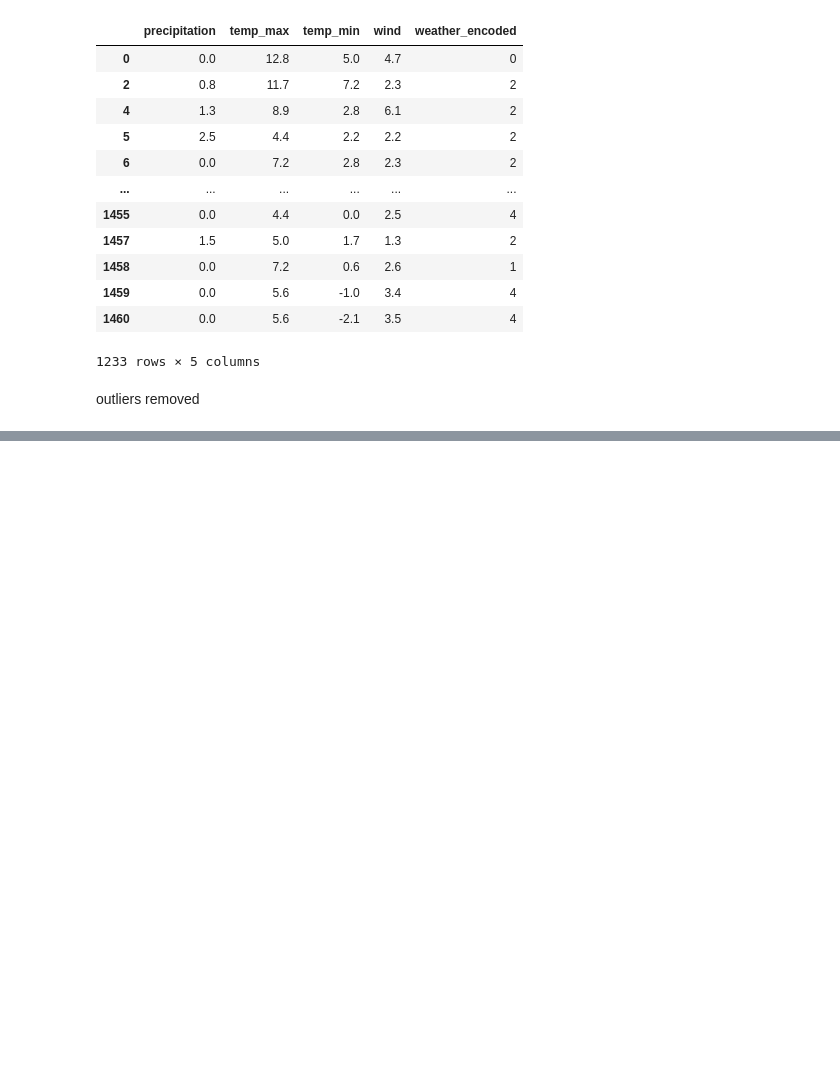
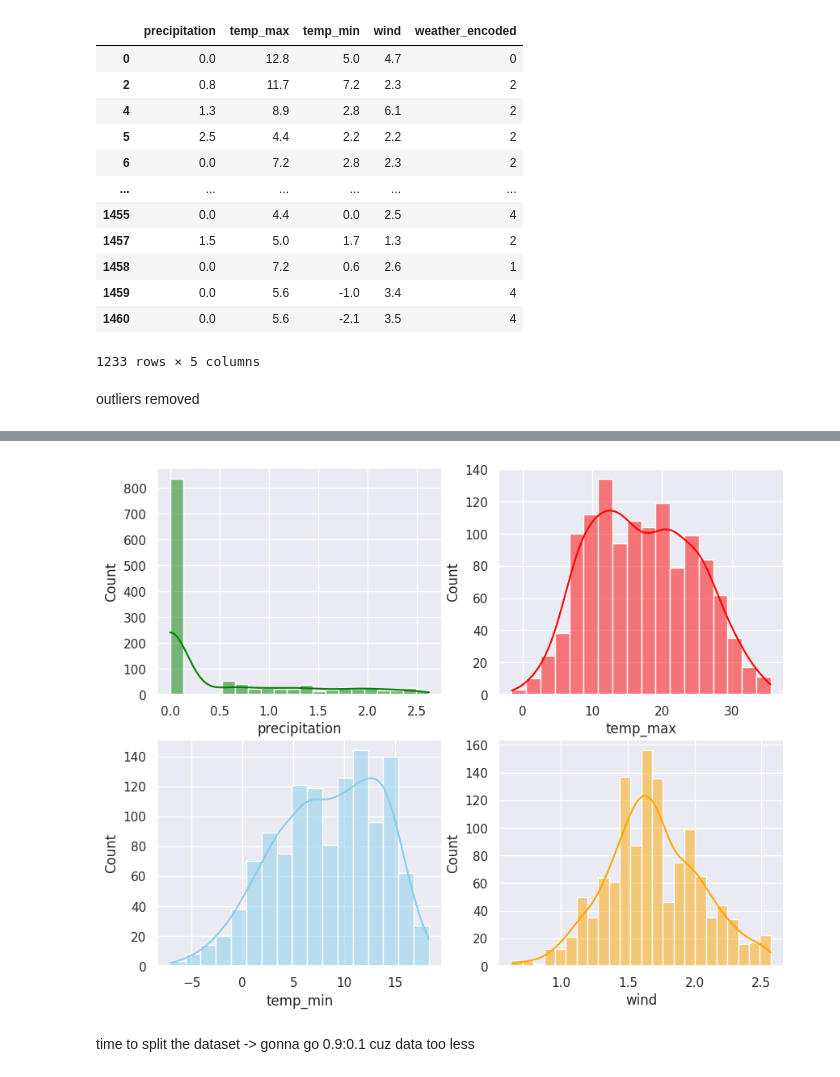
Before and after one commit to KrishBnsl/weather-prediction, a Jupyter notebook: weather_prediction.ipynb, the cells around one changed output, grey strips where cells are left out. Saved outputs shown, nothing was run; the diff lists cells and outputs as text; code cells hidden in the pictures; blank space fills up the shorter version.

```diff
--- a/weather_prediction.ipynb
+++ b/weather_prediction.ipynb
@@ -290,0 +294,4 @@ outliers removed
+# %%
+df['precipitation']=np.sqrt(df['precipitation'])
+
+df['wind']=np.sqrt(df['wind'])
@@ -290,0 +314,11 @@ outliers removed
+# %%
+sns.set(style="darkgrid")
+
+fig, axs = plt.subplots(2, 2, figsize=(10, 8))
+
+for i, column in enumerate(["precipitation", "temp_max", "temp_min", "wind"]):
+    sns.histplot(data=df, x=column, kde=True, ax=axs[i//2, i%2], color=['green', 'red', 'skyblue', 'orange'][i])
+# %% [output]
+[figure, added]
+# %% [markdown]
+time to split the dataset -> gonna go 0.9:0.1 cuz data too less
```
Also changed, not shown: parts of 6 cells of this notebook.
